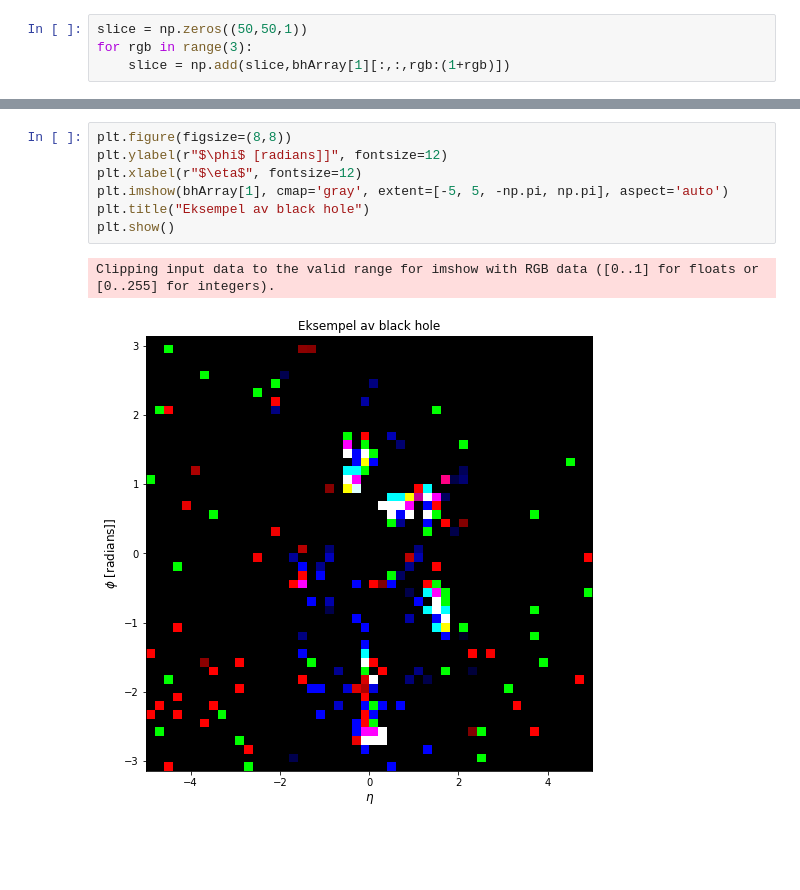
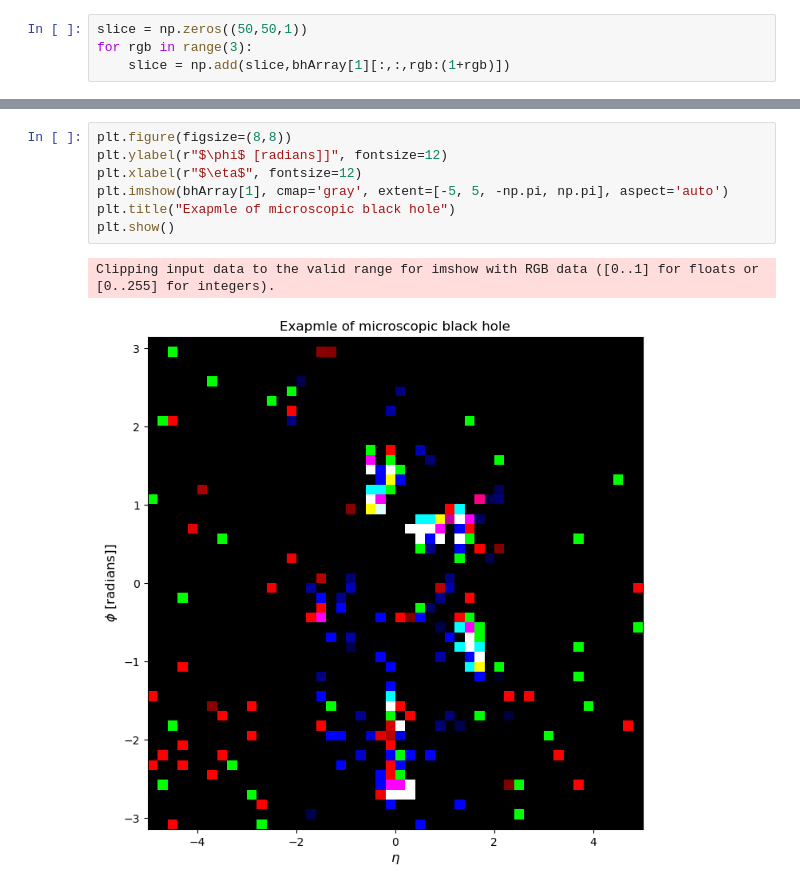
Before and after one commit to 591291-hvl/Bachelor, a Jupyter notebook: Code/notebooks/Tester/visualizer.ipynb, the cells around one changed output, grey strips where cells are left out. Saved outputs shown, nothing was run; the diff lists cells and outputs as text; blank space fills up the shorter version.

```diff
--- a/Code/notebooks/Tester/visualizer.ipynb
+++ b/Code/notebooks/Tester/visualizer.ipynb
@@ -87,10 +87,10 @@ plt.show()
 # %%
 plt.figure(figsize=(8,8))
 plt.ylabel(r"$\phi$ [radians]]", fontsize=12)
 plt.xlabel(r"$\eta$", fontsize=12)
 plt.imshow(bhArray[1], cmap='gray', extent=[-5, 5, -np.pi, np.pi], aspect='auto')
-plt.title("Eksempel av black hole")
+plt.title("Exapmle of microscopic black hole")
 plt.show()
 # %% [output]
 Clipping input data to the valid range for imshow with RGB data ([0..1] for floats or [0..255] for integers).
-[figure, old version]
+[figure, new version]
```
Also changed, not shown: parts of 5 cells of this notebook, 2 other files.
